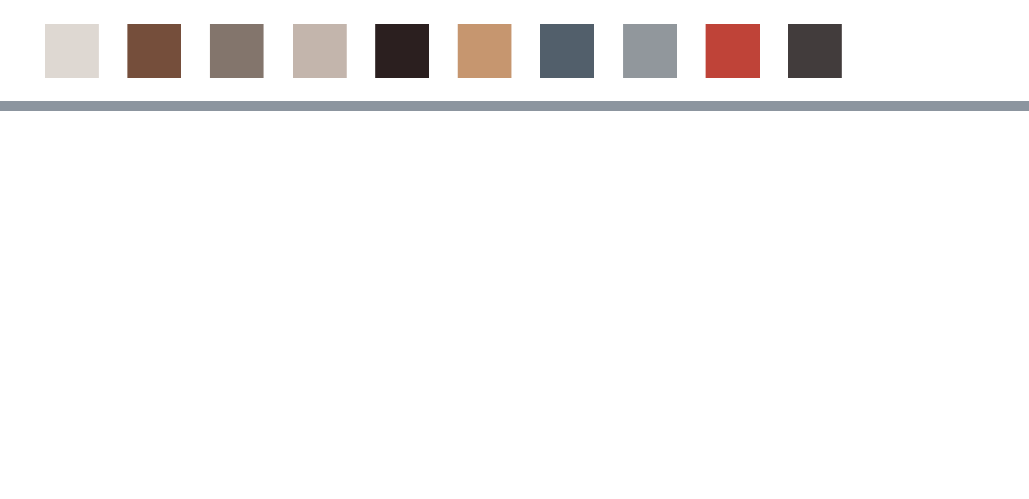
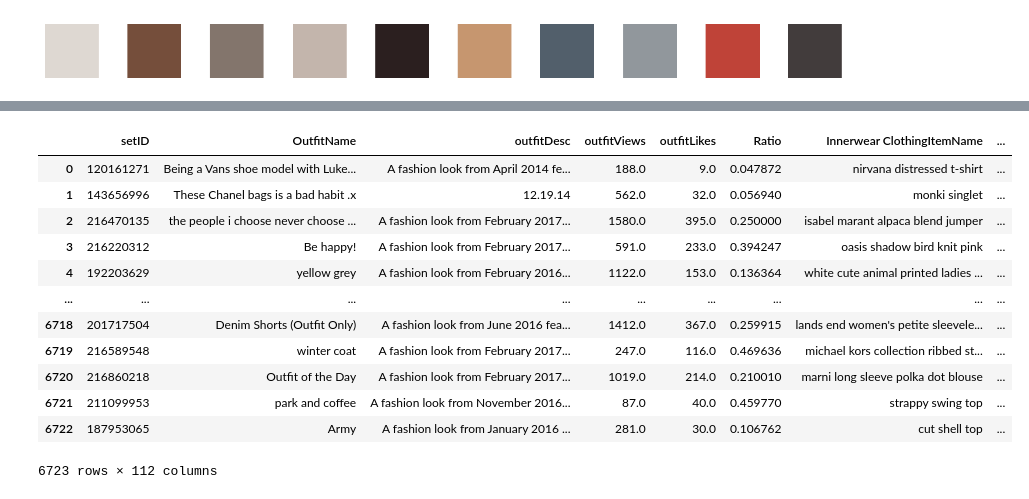
Before and after one commit to RomanZberg/DSPRO2-outfit-recommendation, a Jupyter notebook: data-preparation/KMeans for Colors.ipynb, the cells around one changed output, grey strips where cells are left out. Saved outputs shown, nothing was run; the diff lists cells and outputs as text; code cells hidden in the pictures; blank space fills up the shorter version.

Commit message:
Finished KMeans incl. OneHotEncoding New CSV: Encoded_Dataframe.csv

```diff
--- a/data-preparation/KMeans for Colors.ipynb
+++ b/data-preparation/KMeans for Colors.ipynb
@@ -237,3 +219,21 @@ for i, color in enumerate(center):
 plt.show()
 # %% [output]
 [figure]
+# %%
+def allocate_nearest_center(RGB):
+    if type(RGB) == float or type(RGB) == int:
+        return None
+    elif type(RGB) == str:
+        RGB = list(map(int, RGB.strip('()').split(',')))
+        distances = []
+        for i in range(len(centroids)):
+            dist = np.linalg.norm(RGB - centroids[i])
+            distances.append(dist)
+        y_pred = np.argmin(distances)
+        return y_pred
+    raise ValueError('RGB must be a list of integers')
+# %%
+test_df = df.head()
+# %%
+for column in columns:
+    test_df[f'{column} Nearest Color'] = test_df[column].apply(lambda x: allocate_nearest_center(x))
@@ -239,0 +267,19 @@ plt.show()
+# %%
+for column in columns:
+    df[f'{column} Nearest Color'] = df[column].apply(lambda x: allocate_nearest_center(x))
+# %%
+df
+# %% [output]
+|  | setID | OutfitName | outfitDesc | outfitViews | outfitLikes | Ratio | Innerwear ClothingItemName | ... |
+| 0 | 120161271 | Being a Vans shoe model with Luke... | A fashion look from April 2014 fe... | 188.0 | 9.0 | 0.047872 | nirvana distressed t-shirt | ... |
+| 1 | 143656996 | These Chanel bags is a bad habit .x | 12.19.14 | 562.0 | 32.0 | 0.056940 | monki singlet | ... |
+| 2 | 216470135 | the people i choose never choose ... | A fashion look from February 2017... | 1580.0 | 395.0 | 0.250000 | isabel marant alpaca blend jumper | ... |
+| 3 | 216220312 | Be happy! | A fashion look from February 2017... | 591.0 | 233.0 | 0.394247 | oasis shadow bird knit pink | ... |
+| 4 | 192203629 | yellow grey | A fashion look from February 2016... | 1122.0 | 153.0 | 0.136364 | white cute animal printed ladies ... | ... |
+| ... | ... | ... | ... | ... | ... | ... | ... | ... |
+| 6718 | 201717504 | Denim Shorts (Outfit Only) | A fashion look from June 2016 fea... | 1412.0 | 367.0 | 0.259915 | lands end women's petite sleevele... | ... |
+| 6719 | 216589548 | winter coat | A fashion look from February 2017... | 247.0 | 116.0 | 0.469636 | michael kors collection ribbed st... | ... |
+| 6720 | 216860218 | Outfit of the Day | A fashion look from February 2017... | 1019.0 | 214.0 | 0.210010 | marni long sleeve polka dot blouse | ... |
+| 6721 | 211099953 | park and coffee | A fashion look from November 2016... | 87.0 | 40.0 | 0.459770 | strappy swing top | ... |
+| 6722 | 187953065 | Army | A fashion look from January 2016 ... | 281.0 | 30.0 | 0.106762 | cut shell top | ... |
+6723 rows × 112 columns
```
Also changed, not shown: parts of 23 cells of this notebook, 3 other files.
